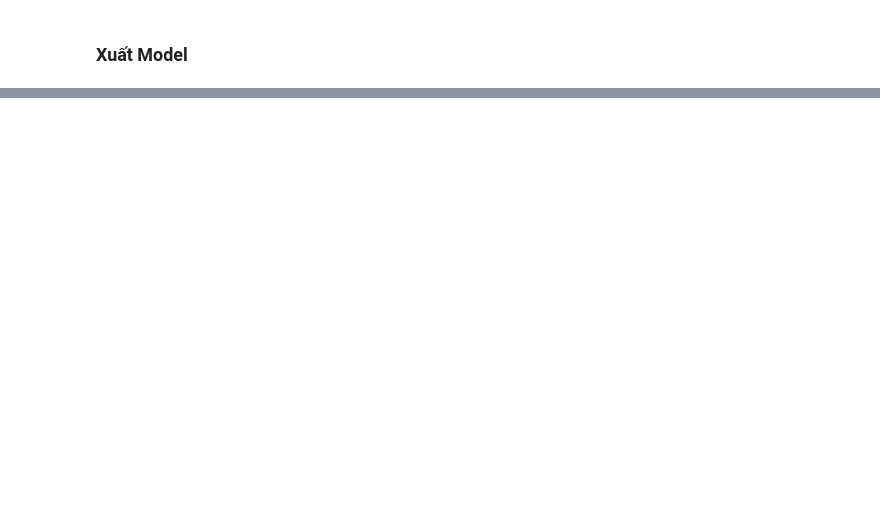
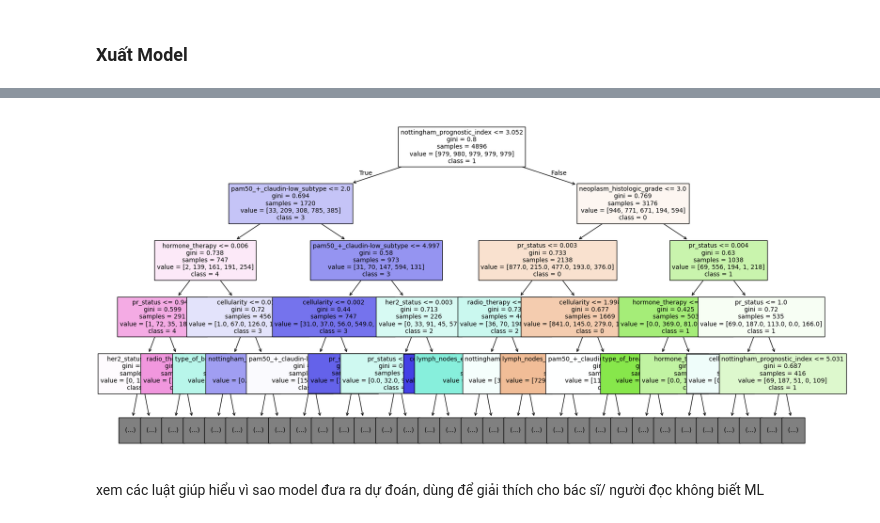
Before and after one commit to VVBA-company/breast-ai, a Jupyter notebook: main.ipynb, the cells around one changed output, grey strips where cells are left out. Cells and saved outputs as stored; diff of their text form; code cells hidden in the pictures; blank space fills up the shorter version.

Commit message:
add decision tree

```diff
--- a/main.ipynb
+++ b/main.ipynb
@@ -725,0 +731,10 @@ Passing `palette` without assigning `hue` is deprecated and will be removed in v
+# %%
+from sklearn.tree import DecisionTreeClassifier
+
+dt_base = DecisionTreeClassifier(
+    criterion='entropy',   # Tiêu chí dùng để đo mức độ hỗn loạn (entropy = Information Gain)
+    max_depth=None,        # Không giới hạn độ sâu → dễ overfitting
+    min_samples_split=2,   # Số mẫu tối thiểu để tiếp tục chia nhánh
+    min_samples_leaf=1,    # Số mẫu tối thiểu tại 1 lá
+    random_state=42
+)
@@ -725,0 +743,2 @@ Passing `palette` without assigning `hue` is deprecated and will be removed in v
+# %%
+dt_base.fit(X_train, y_train)
@@ -725,0 +795,21 @@ Passing `palette` without assigning `hue` is deprecated and will be removed in v
+# %%
+from sklearn.model_selection import GridSearchCV
+
+param_grid = {
+    "criterion": ["gini", "entropy"],
+    "max_depth": [5, 8, 10, 15, None],
+    "min_samples_split": [2, 5, 10, 20],
+    "min_samples_leaf": [1, 2, 5, 10]
+}
+
+grid = GridSearchCV(
+    estimator=DecisionTreeClassifier(random_state=42),
+    param_grid=param_grid,
+    cv=StratifiedKFold(n_splits=5, shuffle=True, random_state=42),
+    scoring="f1_macro",
+    n_jobs=-1,
+    verbose=2
+)
+
+grid.fit(X_train, y_train)
+best_dt = grid.best_estimator_
@@ -725,0 +857,17 @@ Passing `palette` without assigning `hue` is deprecated and will be removed in v
+# %%
+from sklearn.tree import plot_tree
+import matplotlib.pyplot as plt
+
+plt.figure(figsize=(20,10))
+plot_tree(best_dt,
+          max_depth=4,              # Giới hạn để hình dễ nhìn
+          feature_names=X_train.columns,
+          class_names=[str(c) for c in best_dt.classes_],
+          filled=True,
+          fontsize=10)
+plt.show()
+# %% [output]
+[figure, added]
+# %% [markdown]
+xem các luật
+giúp hiểu vì sao model đưa ra dự đoán, dùng để giải thích cho bác sĩ/ người đọc không biết ML
```
Also changed, not shown: parts of 23 cells of this notebook, 10 other files.
